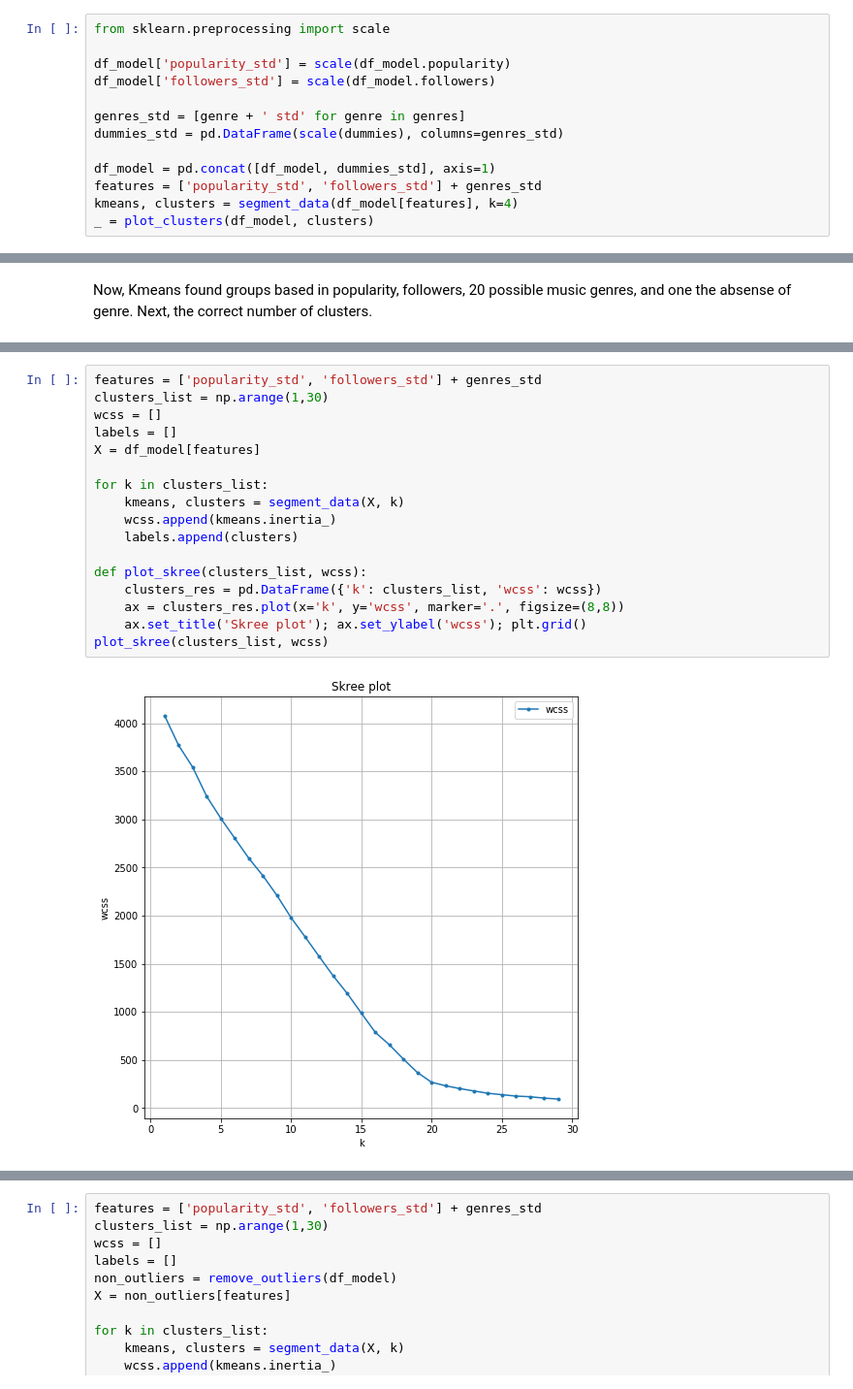
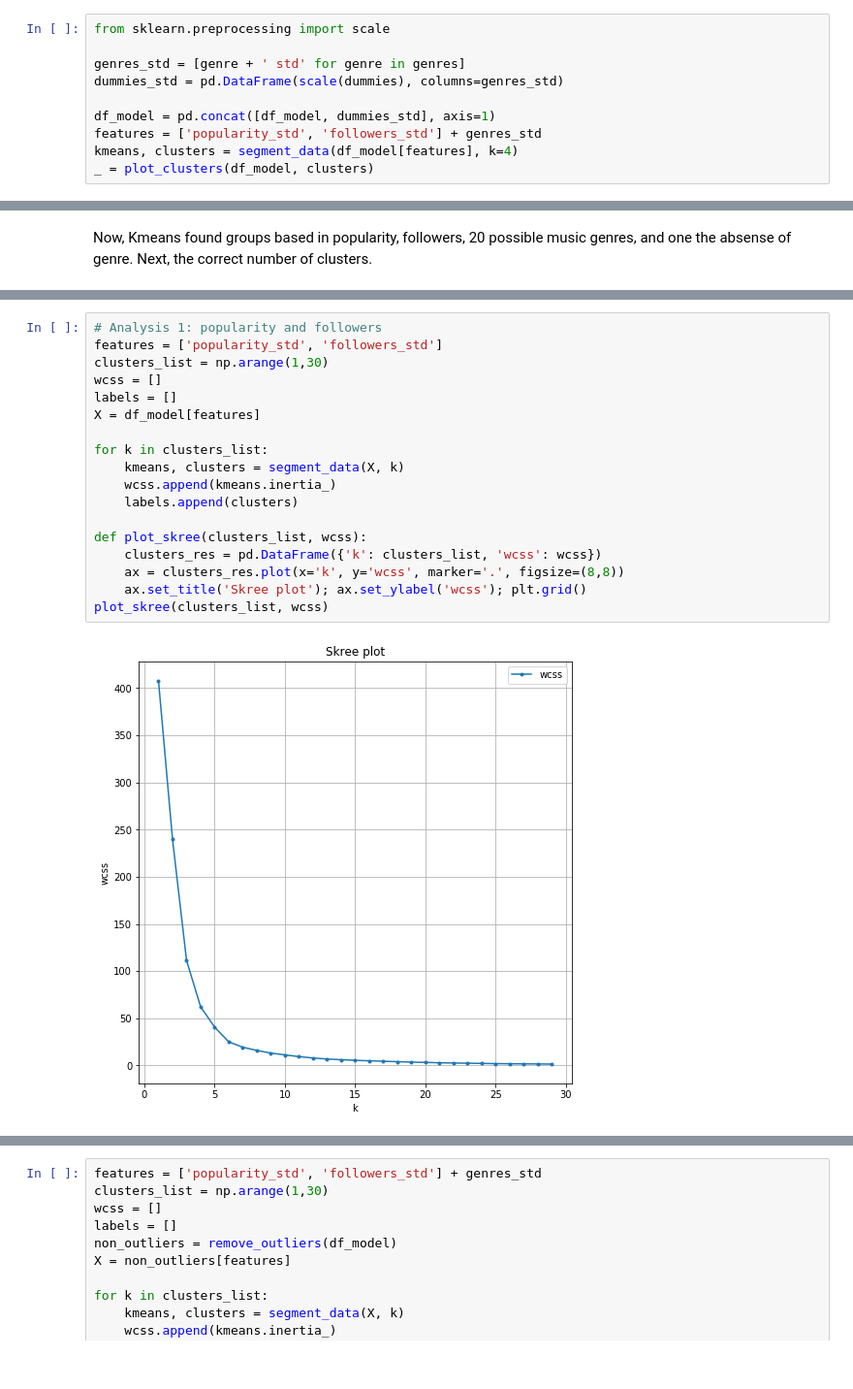
Before and after one commit to leanguardia/bolivian-music, a Jupyter notebook: Capstone-Project.ipynb, the cells around one changed output, grey strips where cells are left out. Shown: that part at 97% size. Cells and saved outputs as stored; diff of their text form.

```diff
--- a/Capstone-Project.ipynb
+++ b/Capstone-Project.ipynb
@@ -358,9 +358,6 @@ array([[3.90833333e+01, 1.29711667e+04],
 #### Scaling Features
 # %%
 from sklearn.preprocessing import scale
-
-df_model['popularity_std'] = scale(df_model.popularity)
-df_model['followers_std'] = scale(df_model.followers)
 
 genres_std = [genre + ' std' for genre in genres]
 dummies_std = pd.DataFrame(scale(dummies), columns=genres_std)
@@ -382,20 +381,21 @@ For a series of number clusters, find the smallest one with lower decrease of `w
 # %%
-features = ['popularity_std', 'followers_std'] + genres_std
+# Analysis 1: popularity and followers
+features = ['popularity_std', 'followers_std']
 clusters_list = np.arange(1,30)
 wcss = []
 labels = []
 X = df_model[features]
 
 for k in clusters_list:
     kmeans, clusters = segment_data(X, k)
     wcss.append(kmeans.inertia_)
     labels.append(clusters)
 
 def plot_skree(clusters_list, wcss):
     clusters_res = pd.DataFrame({'k': clusters_list, 'wcss': wcss})
     ax = clusters_res.plot(x='k', y='wcss', marker='.', figsize=(8,8))
     ax.set_title('Skree plot'); ax.set_ylabel('wcss'); plt.grid()
 plot_skree(clusters_list, wcss)
 # %% [output]
-[figure, old version]
+[figure, new version]
 # %%
```
Also changed, not shown: parts of 25 cells of this notebook.
